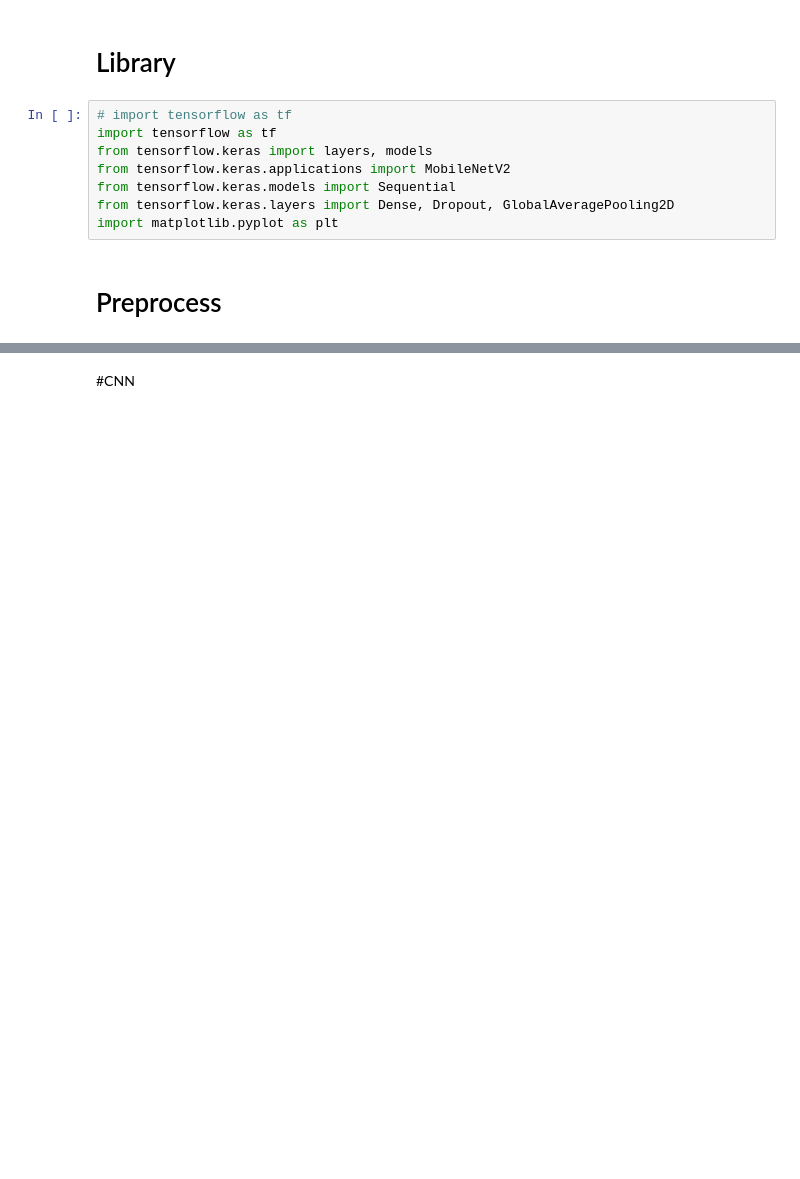
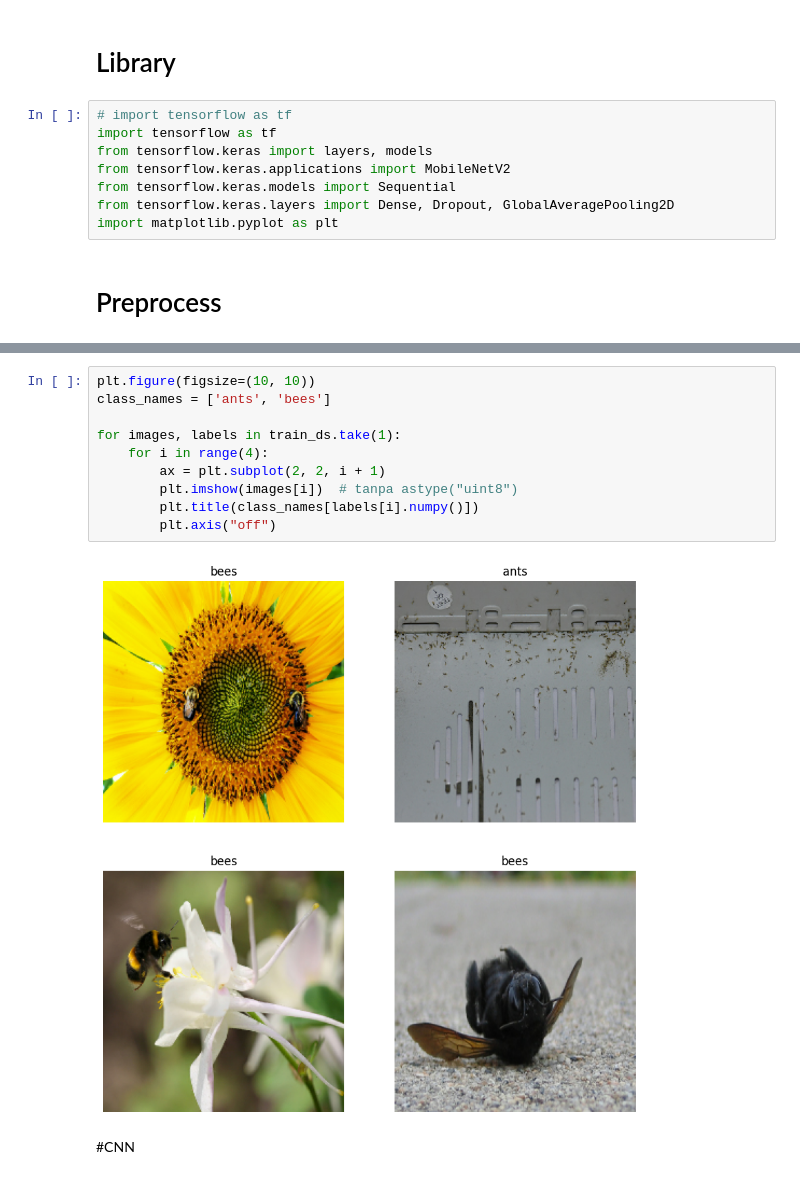
Before and after one commit to hyyga/Deep-Learning-GSLC-1-, a Jupyter notebook: GSLC1.ipynb, the cells around one changed output, grey strips where cells are left out. Cells and saved outputs as stored; diff of their text form; blank space fills up the shorter version.

```diff
--- a/GSLC1.ipynb
+++ b/GSLC1.ipynb
@@ -54,3 +66,15 @@ val_ds = val_ds.map(lambda x, y: (normalization_layer(x), y))
+# %%
+plt.figure(figsize=(10, 10))
+class_names = ['ants', 'bees']
+
+for images, labels in train_ds.take(1):
+    for i in range(4):
+        ax = plt.subplot(2, 2, i + 1)
+        plt.imshow(images[i])  # tanpa astype("uint8")
+        plt.title(class_names[labels[i].numpy()])
+        plt.axis("off")
+# %% [output]
+[figure, added]
 # %% [markdown]
 #CNN
 # %%
```
Also changed, not shown: parts of 10 cells of this notebook.
